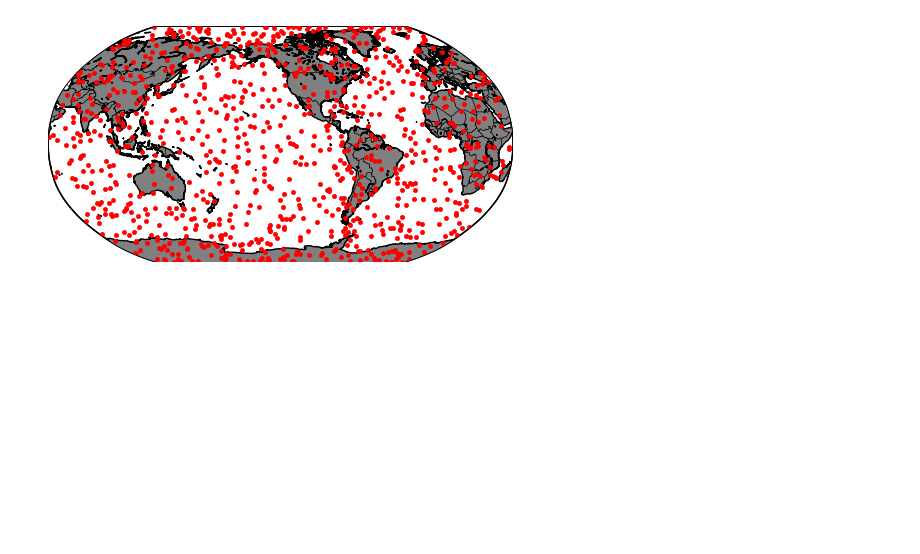
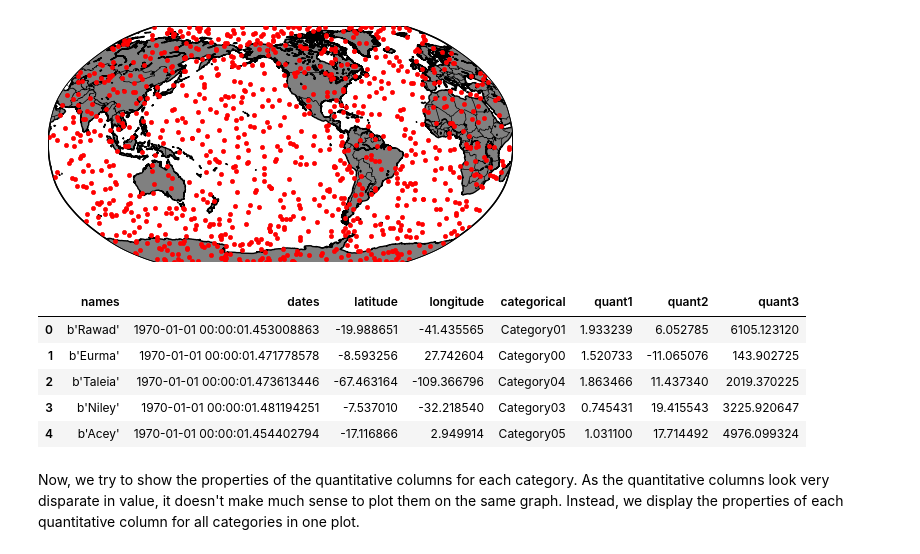
Before and after one commit to ariansacct/project-spring2017, a Jupyter notebook: part3/component3.ipynb, the cells around one changed output. Saved outputs shown, nothing was run; the diff lists cells and outputs as text; code cells hidden in the pictures; blank space fills up the shorter version.

```diff
--- a/part3/component3.ipynb
+++ b/part3/component3.ipynb
@@ -140,3 +140,14 @@ map.plot(x, y, 'r.', markersize=6)
 plt.show()
 # %% [output]
 [figure]
+# %%
+sf.head()
+# %% [output]
+|  | names | dates | latitude | longitude | categorical | quant1 | quant2 | quant3 |
+| 0 | b'Rawad' | 1970-01-01 00:00:01.453008863 | -19.988651 | -41.435565 | Category01 | 1.933239 | 6.052785 | 6105.123120 |
+| 1 | b'Eurma' | 1970-01-01 00:00:01.471778578 | -8.593256 | 27.742604 | Category00 | 1.520733 | -11.065076 | 143.902725 |
+| 2 | b'Taleia' | 1970-01-01 00:00:01.473613446 | -67.463164 | -109.366796 | Category04 | 1.863466 | 11.437340 | 2019.370225 |
+| 3 | b'Niley' | 1970-01-01 00:00:01.481194251 | -7.537010 | -32.218540 | Category03 | 0.745431 | 19.415543 | 3225.920647 |
+| 4 | b'Acey' | 1970-01-01 00:00:01.454402794 | -17.116866 | 2.949914 | Category05 | 1.031100 | 17.714492 | 4976.099324 |
+# %% [markdown]
+Now, we try to show the properties of the quantitative columns for each category. As the quantitative columns look very disparate in value, it doesn't make much sense to plot them on the same graph. Instead, we display the properties of each quantitative column for all categories in one plot.
```
Also changed, not shown: parts of 6 cells of this notebook.
